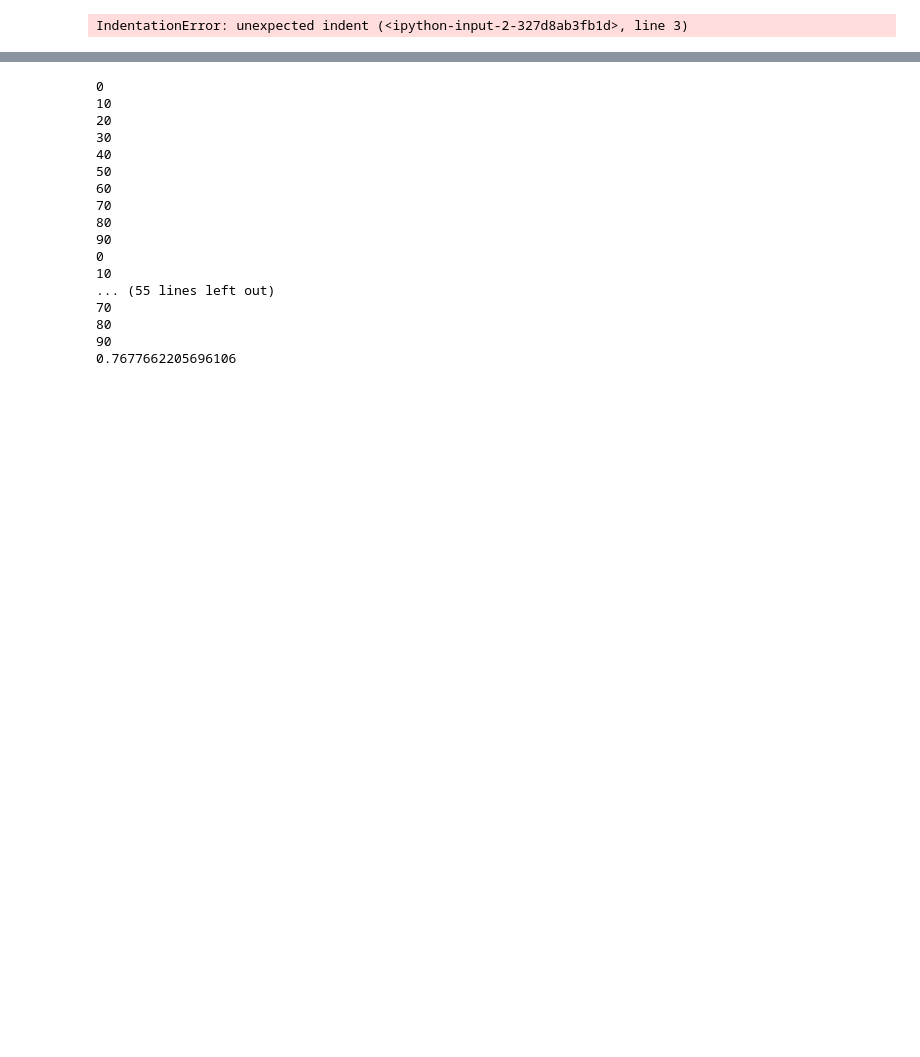
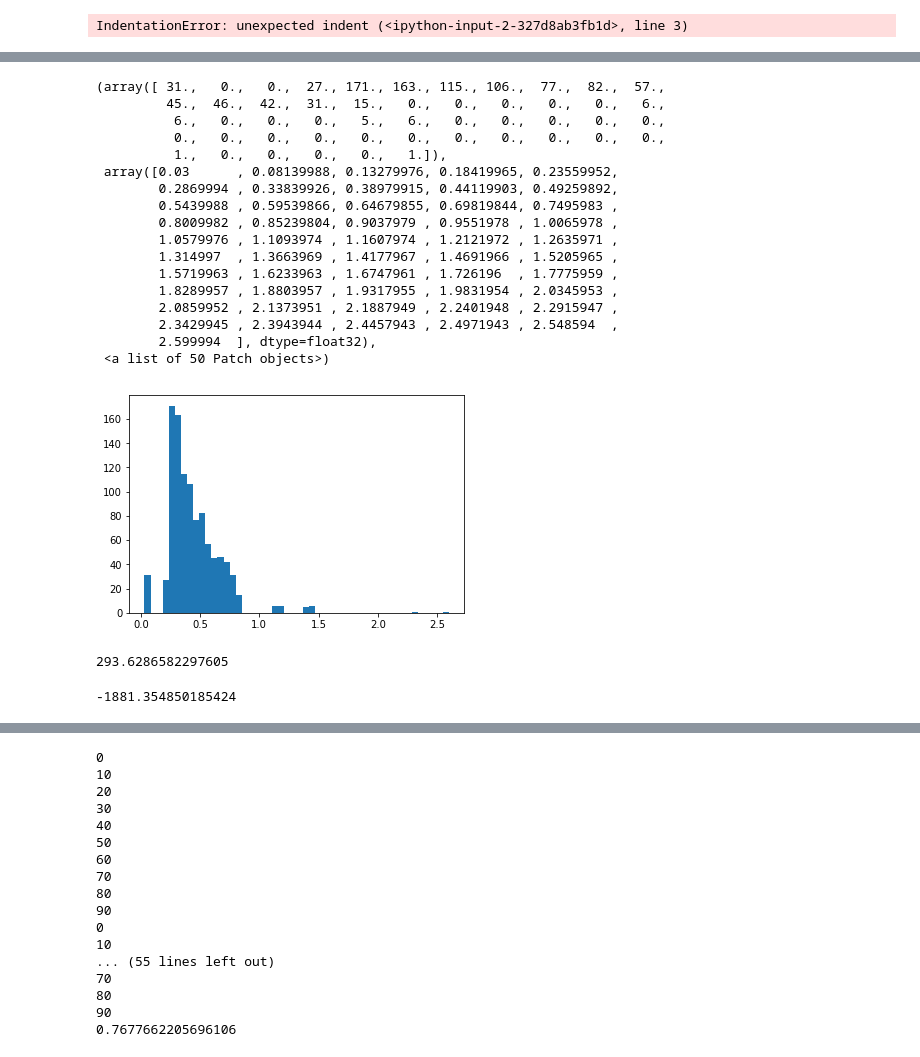
Before and after one commit to AlexanderFengler/nn_likelihoods, a Jupyter notebook: test_simulators.ipynb, the cells around one changed output, grey strips where cells are left out. Cells and saved outputs as stored; diff of their text form; code cells hidden in the pictures; blank space fills up the shorter version.

```diff
--- a/test_simulators.ipynb
+++ b/test_simulators.ipynb
@@ -128,0 +59,16 @@ array([[1.6999996],
+# %%
+# v = np.random.uniform(low = -2, high = 2, size = 100)
+# a = np.random.uniform(low = 0.5, high = 2.0, size = 100)
+# w = np.random.uniform(low = 0.2, high = 0.8, size = 100)
+
+# v = v[0]
+# a = a[0]
+# w = w[0]
+out = cds.ddm(v = v,
+              a = a,
+              w = w,
+              ndt = 0.0,
+              delta_t = 0.001,
+              s = 1,  #np.sqrt(2),
+              max_t = 20,
+              n_samples = 20000)
@@ -128,0 +77,5 @@ array([[1.6999996],
+# %%
+my_kde = gaussian_kde(np.log(out[0][out[1] == -1]))
+my_kde_2 = gaussian_kde(out[0][out[1] == -1])
+# %%
+logpdf_ =  - np.log(out[0][out[1] == -1]) + my_kde.logpdf(np.log(out[0][out[1] == -1]))
@@ -128,0 +84,31 @@ array([[1.6999996],
+# %%
+logpdf_2 = my_kde_2.logpdf(out[0][out[1] == -1])
+# %%
+plt.hist(out[0][out[1] == -1][logpdf_ < logpdf_2], bins = 50)
+# %% [output]
+(array([ 31.,   0.,   0.,  27., 171., 163., 115., 106.,  77.,  82.,  57.,
+         45.,  46.,  42.,  31.,  15.,   0.,   0.,   0.,   0.,   0.,   6.,
+          6.,   0.,   0.,   0.,   5.,   6.,   0.,   0.,   0.,   0.,   0.,
+          0.,   0.,   0.,   0.,   0.,   0.,   0.,   0.,   0.,   0.,   0.,
+          1.,   0.,   0.,   0.,   0.,   1.]),
+ array([0.03      , 0.08139988, 0.13279976, 0.18419965, 0.23559952,
+        0.2869994 , 0.33839926, 0.38979915, 0.44119903, 0.49259892,
+        0.5439988 , 0.59539866, 0.64679855, 0.69819844, 0.7495983 ,
+        0.8009982 , 0.85239804, 0.9037979 , 0.9551978 , 1.0065978 ,
+        1.0579976 , 1.1093974 , 1.1607974 , 1.2121972 , 1.2635971 ,
+        1.314997  , 1.3663969 , 1.4177967 , 1.4691966 , 1.5205965 ,
+        1.5719963 , 1.6233963 , 1.6747961 , 1.726196  , 1.7775959 ,
+        1.8289957 , 1.8803957 , 1.9317955 , 1.9831954 , 2.0345953 ,
+        2.0859952 , 2.1373951 , 2.1887949 , 2.2401948 , 2.2915947 ,
+        2.3429945 , 2.3943944 , 2.4457943 , 2.4971943 , 2.548594  ,
+        2.599994  ], dtype=float32),
+ <a list of 50 Patch objects>)
+[figure, added]
+# %%
+logpdf_2
+# %% [output]
+293.6286582297605
+# %%
+np.sum( my_kde.logpdf(np.log(out[0][out[1] == -1])) )
+# %% [output]
+-1881.354850185424
```
Also changed, not shown: parts of 23 cells of this notebook, 3 other files.
